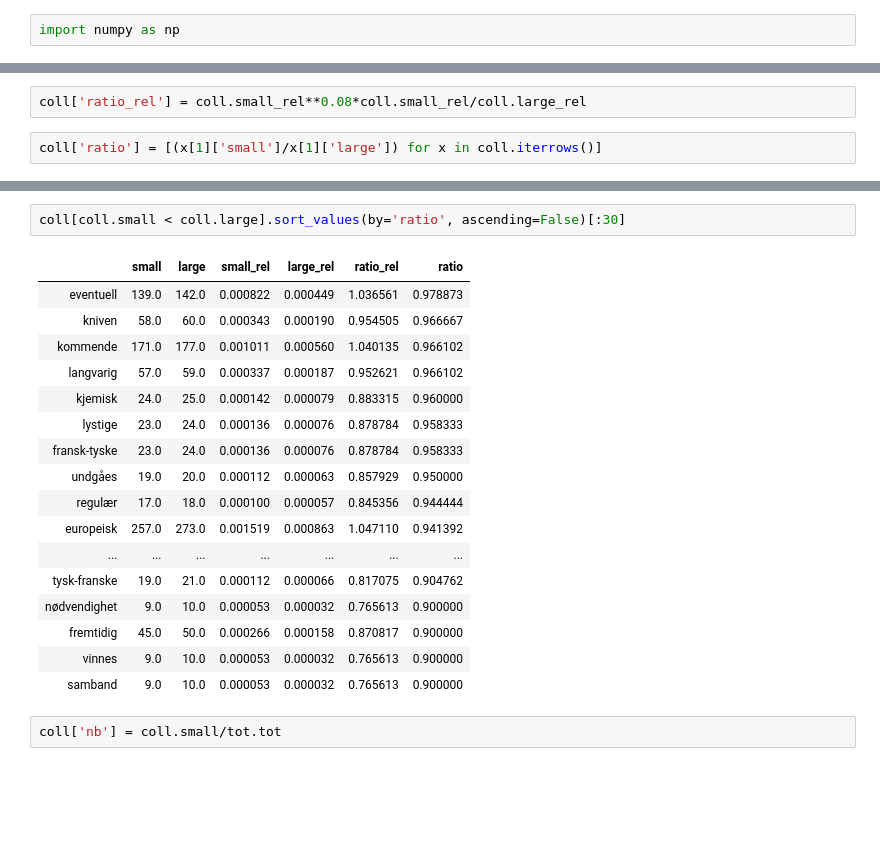
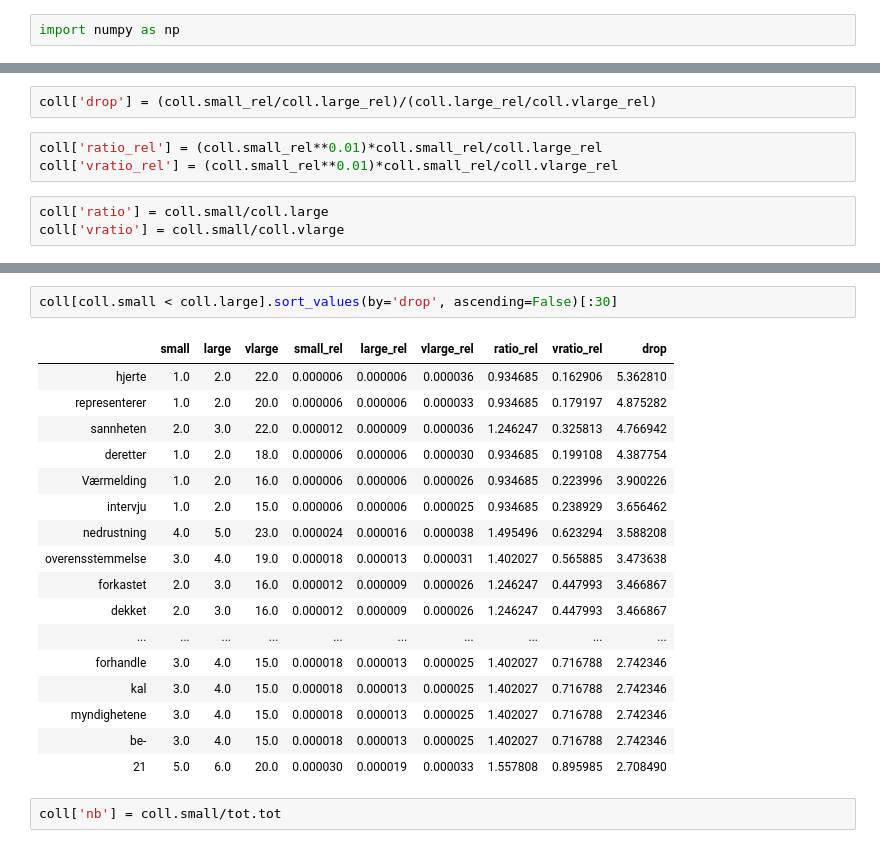
Before and after one commit to Yoonsen/newspapers_coll_conc, a Jupyter notebook: Test.ipynb, the cells around one changed output, grey strips where cells are left out. Saved outputs shown, nothing was run; the diff lists cells and outputs as text; blank space fills up the shorter version.

```diff
--- a/Test.ipynb
+++ b/Test.ipynb
@@ -34,5 +42,9 @@ coll['ratio_rel'] = coll.small_rel/coll.large_rel
+# %%
+coll['drop'] = (coll.small_rel/coll.large_rel)/(coll.large_rel/coll.vlarge_rel)
 # %%
-coll['ratio_rel'] = coll.small_rel**0.08*coll.small_rel/coll.large_rel
+coll['ratio_rel'] = (coll.small_rel**0.01)*coll.small_rel/coll.large_rel
+coll['vratio_rel'] = (coll.small_rel**0.01)*coll.small_rel/coll.vlarge_rel
-# %%
-coll['ratio'] = [(x[1]['small']/x[1]['large']) for x in coll.iterrows()]
+# %%
+coll['ratio'] = coll.small/coll.large
+coll['vratio'] = coll.small/coll.vlarge
 # %%
@@ -58,23 +70,23 @@ coll.sort_values(by='ratio_rel', ascending=False)[:50]
 # %%
-coll[coll.small < coll.large].sort_values(by='ratio', ascending=False)[:30]
+coll[coll.small < coll.large].sort_values(by='drop', ascending=False)[:30]
 # %% [output]
-|  | small | large | small_rel | large_rel | ratio_rel | ratio |
-| eventuell | 139.0 | 142.0 | 0.000822 | 0.000449 | 1.036561 | 0.978873 |
-| kniven | 58.0 | 60.0 | 0.000343 | 0.000190 | 0.954505 | 0.966667 |
-| kommende | 171.0 | 177.0 | 0.001011 | 0.000560 | 1.040135 | 0.966102 |
-| langvarig | 57.0 | 59.0 | 0.000337 | 0.000187 | 0.952621 | 0.966102 |
-| kjemisk | 24.0 | 25.0 | 0.000142 | 0.000079 | 0.883315 | 0.960000 |
-| lystige | 23.0 | 24.0 | 0.000136 | 0.000076 | 0.878784 | 0.958333 |
-| fransk-tyske | 23.0 | 24.0 | 0.000136 | 0.000076 | 0.878784 | 0.958333 |
-| undgåes | 19.0 | 20.0 | 0.000112 | 0.000063 | 0.857929 | 0.950000 |
-| regulær | 17.0 | 18.0 | 0.000100 | 0.000057 | 0.845356 | 0.944444 |
-| europeisk | 257.0 | 273.0 | 0.001519 | 0.000863 | 1.047110 | 0.941392 |
-| ... | ... | ... | ... | ... | ... | ... |
-| tysk-franske | 19.0 | 21.0 | 0.000112 | 0.000066 | 0.817075 | 0.904762 |
-| nødvendighet | 9.0 | 10.0 | 0.000053 | 0.000032 | 0.765613 | 0.900000 |
-| fremtidig | 45.0 | 50.0 | 0.000266 | 0.000158 | 0.870817 | 0.900000 |
-| vinnes | 9.0 | 10.0 | 0.000053 | 0.000032 | 0.765613 | 0.900000 |
-| samband | 9.0 | 10.0 | 0.000053 | 0.000032 | 0.765613 | 0.900000 |
+|  | small | large | vlarge | small_rel | large_rel | vlarge_rel | ratio_rel | vratio_rel | drop |
+| hjerte | 1.0 | 2.0 | 22.0 | 0.000006 | 0.000006 | 0.000036 | 0.934685 | 0.162906 | 5.362810 |
+| representerer | 1.0 | 2.0 | 20.0 | 0.000006 | 0.000006 | 0.000033 | 0.934685 | 0.179197 | 4.875282 |
+| sannheten | 2.0 | 3.0 | 22.0 | 0.000012 | 0.000009 | 0.000036 | 1.246247 | 0.325813 | 4.766942 |
+| deretter | 1.0 | 2.0 | 18.0 | 0.000006 | 0.000006 | 0.000030 | 0.934685 | 0.199108 | 4.387754 |
+| Værmelding | 1.0 | 2.0 | 16.0 | 0.000006 | 0.000006 | 0.000026 | 0.934685 | 0.223996 | 3.900226 |
+| intervju | 1.0 | 2.0 | 15.0 | 0.000006 | 0.000006 | 0.000025 | 0.934685 | 0.238929 | 3.656462 |
+| nedrustning | 4.0 | 5.0 | 23.0 | 0.000024 | 0.000016 | 0.000038 | 1.495496 | 0.623294 | 3.588208 |
+| overensstemmelse | 3.0 | 4.0 | 19.0 | 0.000018 | 0.000013 | 0.000031 | 1.402027 | 0.565885 | 3.473638 |
+| forkastet | 2.0 | 3.0 | 16.0 | 0.000012 | 0.000009 | 0.000026 | 1.246247 | 0.447993 | 3.466867 |
+| dekket | 2.0 | 3.0 | 16.0 | 0.000012 | 0.000009 | 0.000026 | 1.246247 | 0.447993 | 3.466867 |
+| ... | ... | ... | ... | ... | ... | ... | ... | ... | ... |
+| forhandle | 3.0 | 4.0 | 15.0 | 0.000018 | 0.000013 | 0.000025 | 1.402027 | 0.716788 | 2.742346 |
+| kal | 3.0 | 4.0 | 15.0 | 0.000018 | 0.000013 | 0.000025 | 1.402027 | 0.716788 | 2.742346 |
+| myndighetene | 3.0 | 4.0 | 15.0 | 0.000018 | 0.000013 | 0.000025 | 1.402027 | 0.716788 | 2.742346 |
+| be- | 3.0 | 4.0 | 15.0 | 0.000018 | 0.000013 | 0.000025 | 1.402027 | 0.716788 | 2.742346 |
+| 21 | 5.0 | 6.0 | 20.0 | 0.000030 | 0.000019 | 0.000033 | 1.557808 | 0.895985 | 2.708490 |
 # %%
 coll['nb'] = coll.small/tot.tot
 # %%
```
Also changed, not shown: parts of 10 cells of this notebook.
